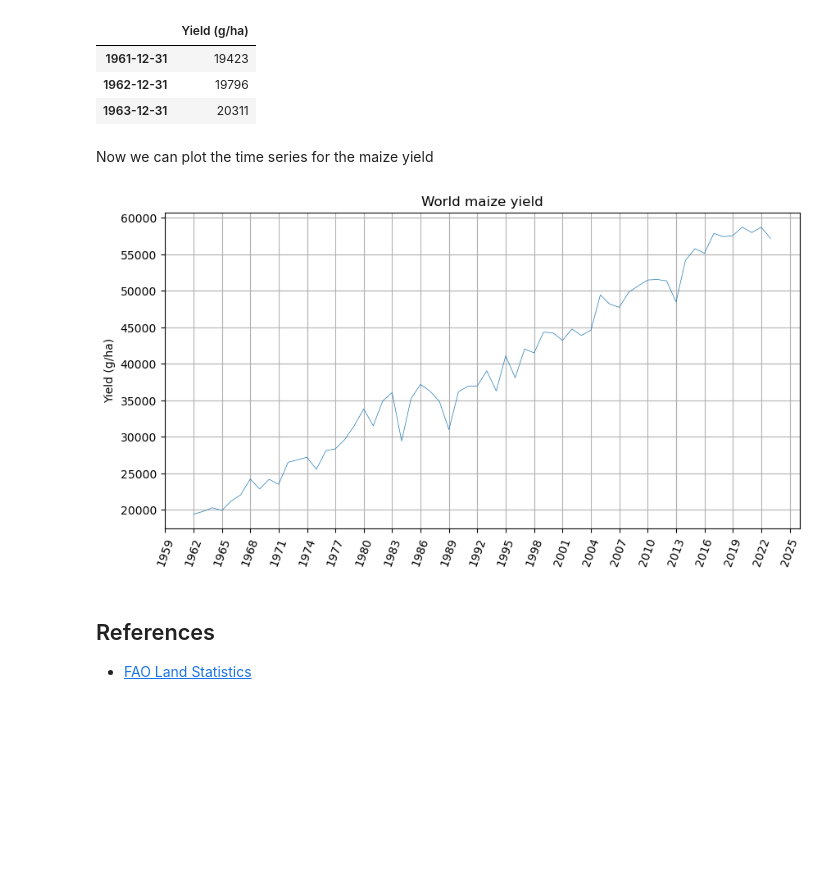
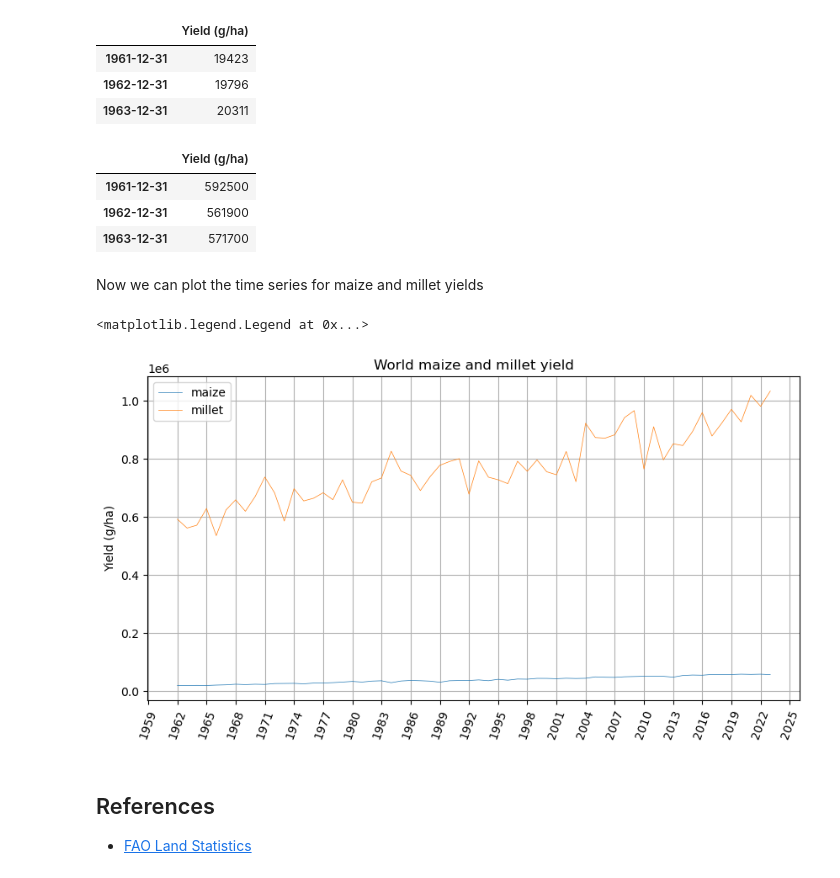
Before and after one commit to luigiselmi/climate, a Jupyter notebook: iia/faostat.ipynb, the cells around one changed output. Cells and saved outputs as stored; diff of their text form; code cells hidden in the pictures; blank space fills up the shorter version.

Commit message:
world maize yield visualization

```diff
--- a/iia/faostat.ipynb
+++ b/iia/faostat.ipynb
@@ -50,0 +53,3 @@ maize_yeld_df.head(3)
+# %%
+millet_yield_df = maize_millet_yield_tmp_df[maize_millet_yield_tmp_df['Item']=='Millet'][['Year', 'Value']]
+millet_yield_df.rename(columns={'Value':'Yield (g/ha)'}, inplace=True)
@@ -50,0 +58,4 @@ maize_yeld_df.head(3)
+# %%
+millet_yield = millet_yield_df['Yield (g/ha)']
+millet_yield_df['Yield (g/ha)'] = millet_yield.apply(lambda millet_yield: millet_yield * 100)
+millet_yield_df.head(3)
@@ -52,29 +68,40 @@ maize_yeld_df.head(3)
 We set the year as index
 # %%
 year_index = pd.date_range('1961', '2023', freq='Y')
-maize_yeld_df.set_index(year_index, inplace=True)
-maize_yeld_df.drop('Year', axis=1, inplace=True)
-maize_yeld_df.head(3)
+maize_yield_df.set_index(year_index, inplace=True)
+maize_yield_df.drop('Year', axis=1, inplace=True)
+maize_yield_df.head(3)
 # %% [output]
 |  | Yield (g/ha) |
 | 1961-12-31 | 19423 |
 | 1962-12-31 | 19796 |
 | 1963-12-31 | 20311 |
+# %%
+millet_yield_df.set_index(year_index, inplace=True)
+millet_yield_df.drop('Year', axis=1, inplace=True)
+millet_yield_df.head(3)
+# %% [output]
+|  | Yield (g/ha) |
+| 1961-12-31 | 592500 |
+| 1962-12-31 | 561900 |
+| 1963-12-31 | 571700 |
 # %% [markdown]
-Now we can plot the time series for the maize yield
+Now we can plot the time series for maize and millet yields
 # %%
 fig, ax = plt.subplots(figsize=(10,5))
 ax.grid(True)
-ax.set_title('World maize yield')
+ax.set_title('World maize and millet yield')
 ax.set_ylabel('Yield (g/ha)')
-ax.set_xticks(maize_yeld_df.index)
-ax.set_xticklabels(maize_yeld_df.index, rotation=70)
+ax.set_xticks(maize_yield_df.index)
+ax.set_xticklabels(maize_yield_df.index, rotation=70)
 ax.xaxis.set_major_locator(dates.YearLocator(3))
 ax.xaxis.set_major_formatter(mdates.DateFormatter('%Y'))
-plt_maize = ax.plot(maize_yeld_df, linewidth=0.5)
-#plt.legend(loc='upper left')
+plt_maize = ax.plot(maize_yield_df, linewidth=0.5, label='maize')
+plt_millet = ax.plot(millet_yield_df, linewidth=0.5, label='millet')
+plt.legend(loc='upper left')
 # %% [output]
+<matplotlib.legend.Legend at 0x...>
-[figure, old version]
+[figure, new version]
 # %% [markdown]
 ## References
 * [FAO Land Statistics](https://www.fao.org/3/cb2860en/cb2860en.pdf)
```
Also changed, not shown: parts of 5 cells of this notebook.
